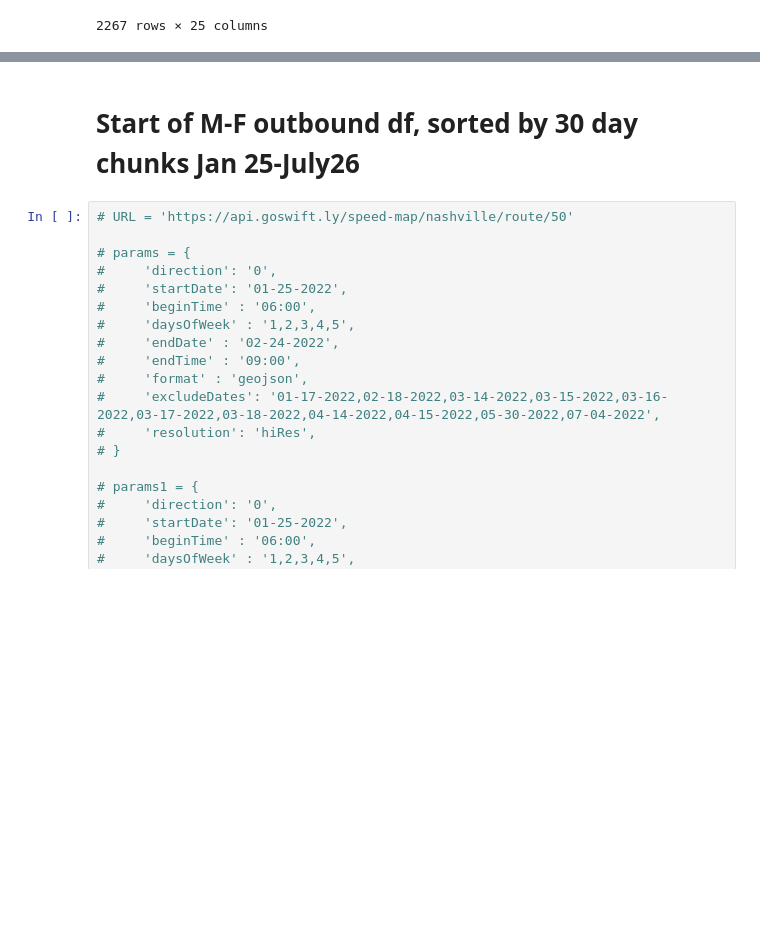
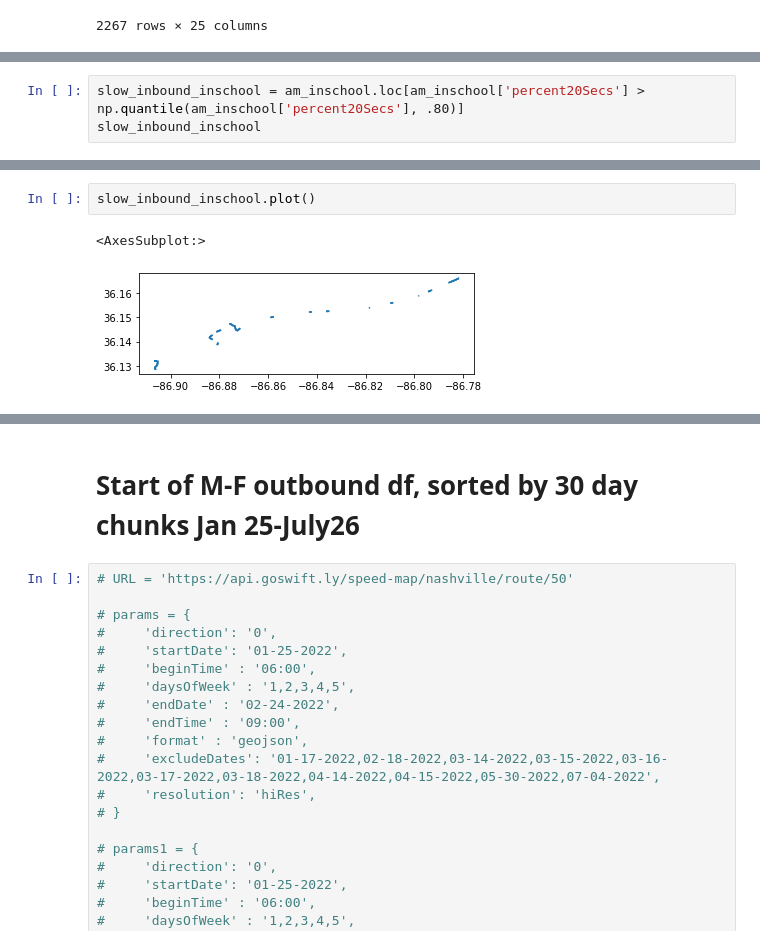
Before and after one commit to MylahKate/wego-scar, a Jupyter notebook: notebook/Rt50_MF_WeGo.ipynb, the cells around one changed output, grey strips where cells are left out. Drawn from its saved outputs; the diff is of its cells as text; blank space fills up the shorter version.

```diff
--- a/notebook/Rt50_MF_WeGo.ipynb
+++ b/notebook/Rt50_MF_WeGo.ipynb
@@ -523,0 +547,3 @@ am_summer
+# %%
+slow_inbound_inschool = am_inschool.loc[am_inschool['percent20Secs'] > np.quantile(am_inschool['percent20Secs'], .80)]
+slow_inbound_inschool
@@ -523,0 +581,5 @@ am_summer
+# %%
+slow_inbound_inschool.plot()
+# %% [output]
+<AxesSubplot:>
+[figure, added]
```
Also changed, not shown: parts of 17 cells of this notebook.
